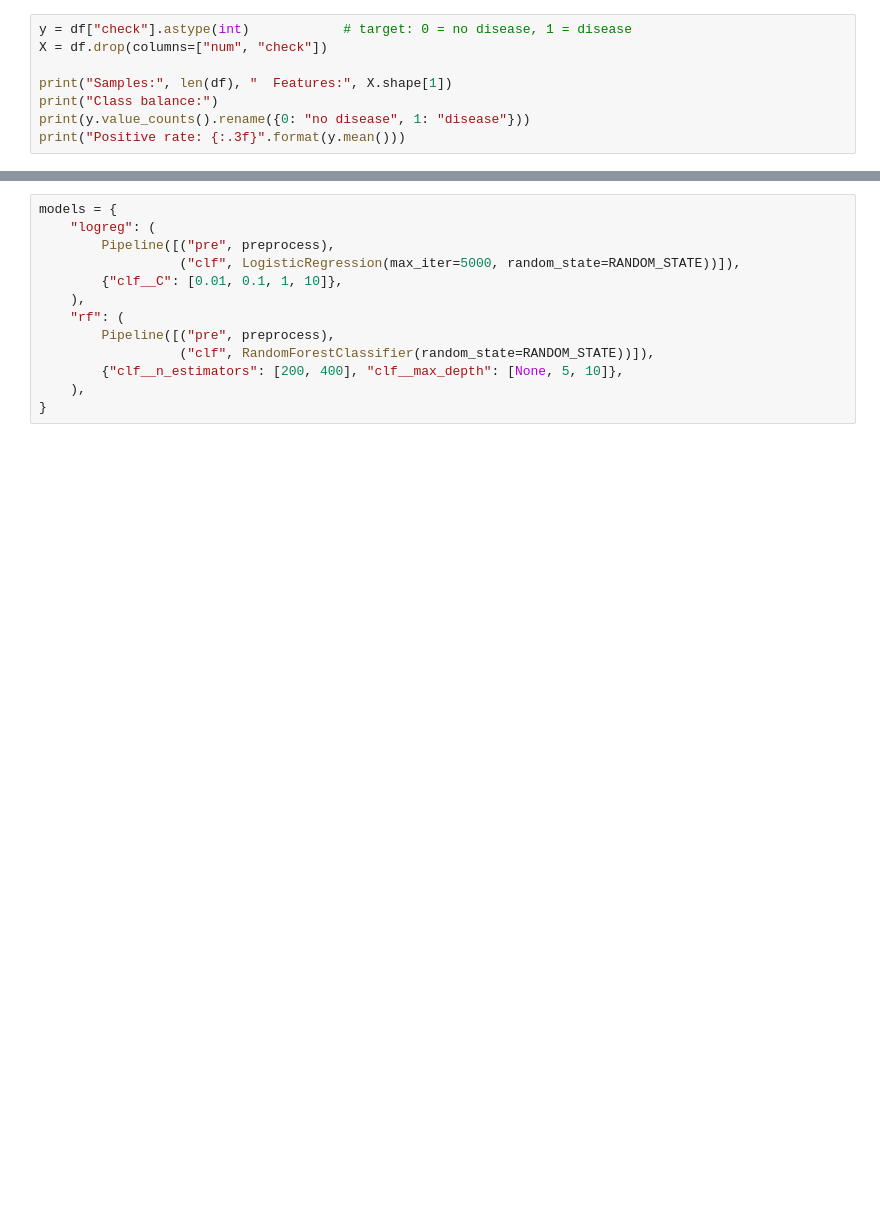
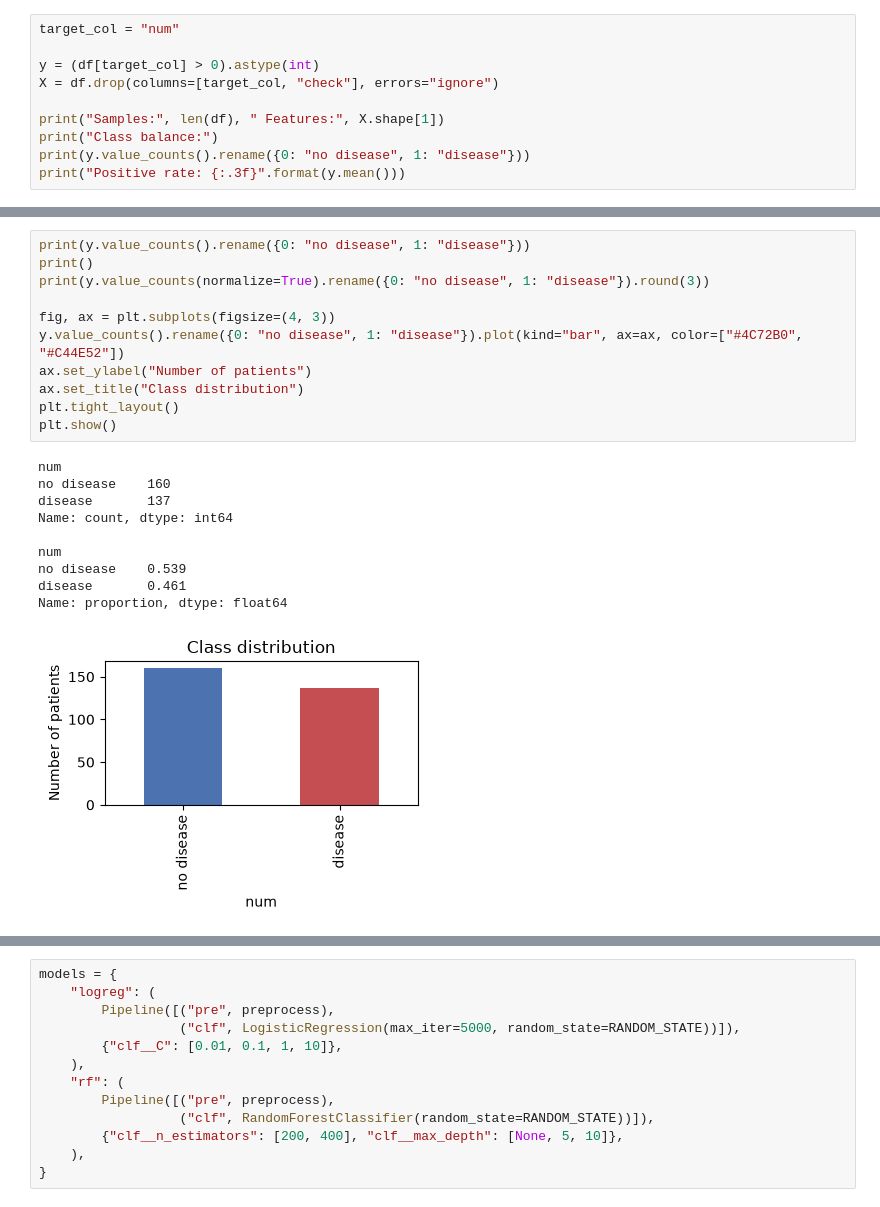
Before and after one commit to zzz271828/FIT2082_Research, a Jupyter notebook: global_model_armA.ipynb, the cells around one changed output, grey strips where cells are left out. Saved outputs shown, nothing was run; the diff lists cells and outputs as text; blank space fills up the shorter version.

```diff
--- a/global_model_armA.ipynb
+++ b/global_model_armA.ipynb
@@ -48,8 +54,10 @@ The columns num and check are dropped because check is just num turned into a ye
 # %%
-y = df["check"].astype(int)            # target: 0 = no disease, 1 = disease
-X = df.drop(columns=["num", "check"])
+target_col = "num"
 
-print("Samples:", len(df), "  Features:", X.shape[1])
+y = (df[target_col] > 0).astype(int)
+X = df.drop(columns=[target_col, "check"], errors="ignore")
+
+print("Samples:", len(df), " Features:", X.shape[1])
 print("Class balance:")
 print(y.value_counts().rename({0: "no disease", 1: "disease"}))
 print("Positive rate: {:.3f}".format(y.mean()))
@@ -97,0 +92,22 @@ same file, so a patient always sits in the same validation fold regardless of ar
+# %%
+print(y.value_counts().rename({0: "no disease", 1: "disease"}))
+print()
+print(y.value_counts(normalize=True).rename({0: "no disease", 1: "disease"}).round(3))
+
+fig, ax = plt.subplots(figsize=(4, 3))
+y.value_counts().rename({0: "no disease", 1: "disease"}).plot(kind="bar", ax=ax, color=["#4C72B0", "#C44E52"])
+ax.set_ylabel("Number of patients")
+ax.set_title("Class distribution")
+plt.tight_layout()
+plt.show()
+# %% [output]
+num
+no disease    160
+disease       137
+Name: count, dtype: int64
+
+num
+no disease    0.539
+disease       0.461
+Name: proportion, dtype: float64
+[figure, added]
```
Also changed, not shown: parts of 44 cells of this notebook, 12 other files.
